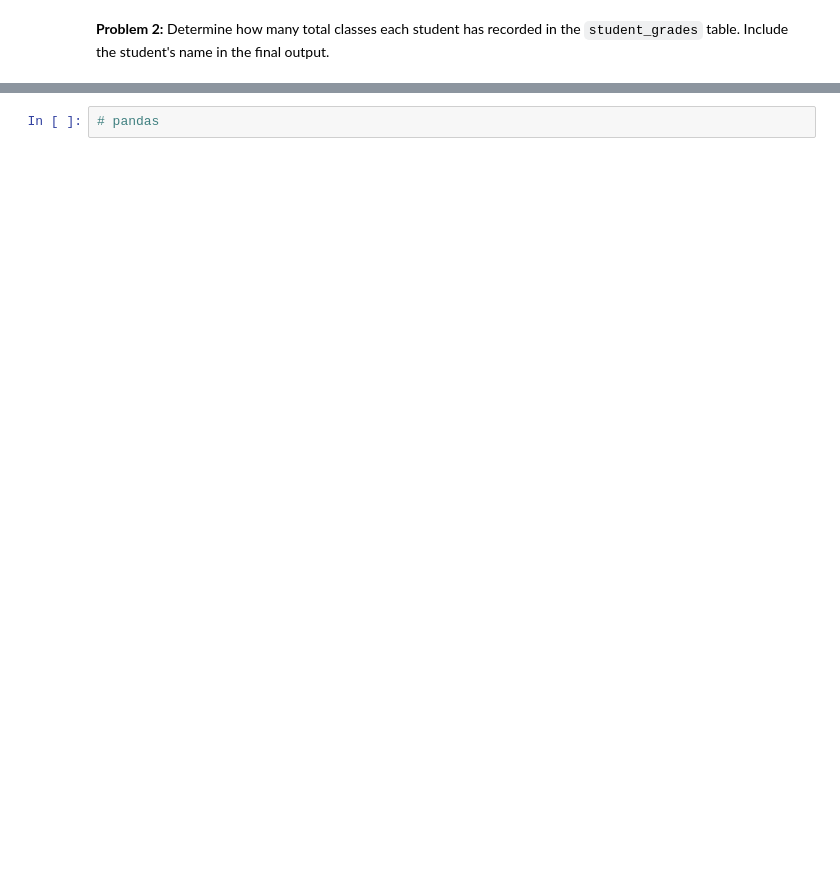
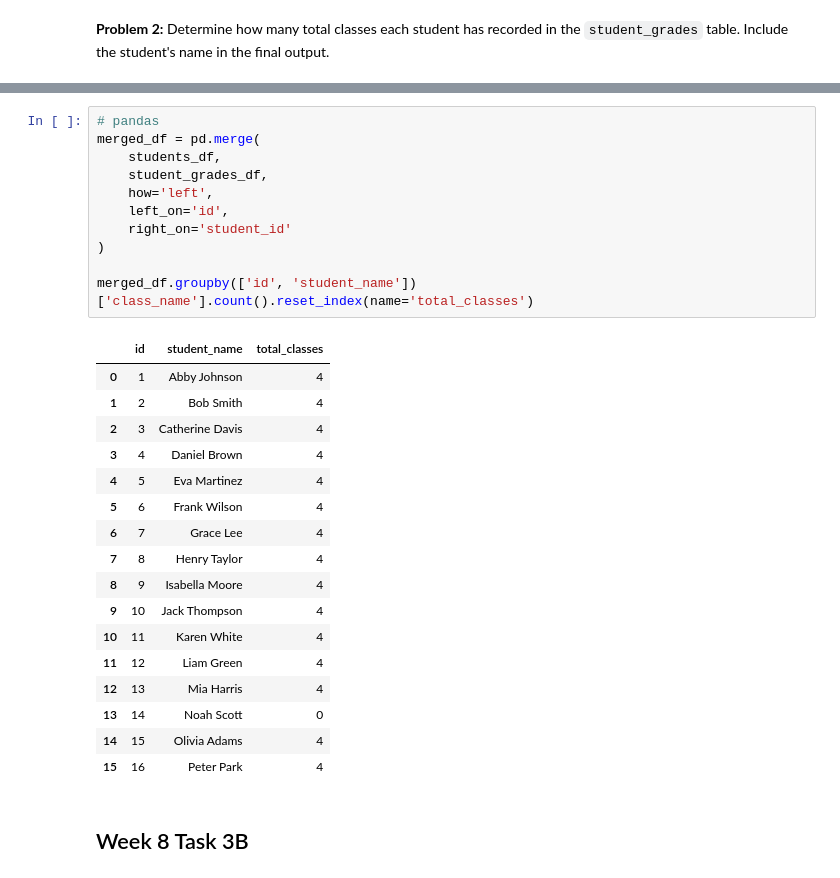
Before and after one commit to tw106hzhf/week8-tue-tasks, a Jupyter notebook: sql vs pandas/SQL tutorial.ipynb, the cells around one changed output, grey strips where cells are left out. Saved outputs shown, nothing was run; the diff lists cells and outputs as text; blank space fills up the shorter version.

Commit message:
Week 8 Tasks

```diff
--- a/sql vs pandas/SQL tutorial.ipynb
+++ b/sql vs pandas/SQL tutorial.ipynb
@@ -313,2 +756,31 @@ Try your best to solve these problems both with SQL and pandas.
 # %%
 # pandas
+merged_df = pd.merge(
+    students_df,
+    student_grades_df,
+    how='left',
+    left_on='id',
+    right_on='student_id'
+)
+
+merged_df.groupby(['id', 'student_name'])['class_name'].count().reset_index(name='total_classes')
+# %% [output]
+|  | id | student_name | total_classes |
+| 0 | 1 | Abby Johnson | 4 |
+| 1 | 2 | Bob Smith | 4 |
+| 2 | 3 | Catherine Davis | 4 |
+| 3 | 4 | Daniel Brown | 4 |
+| 4 | 5 | Eva Martinez | 4 |
+| 5 | 6 | Frank Wilson | 4 |
+| 6 | 7 | Grace Lee | 4 |
+| 7 | 8 | Henry Taylor | 4 |
+| 8 | 9 | Isabella Moore | 4 |
+| 9 | 10 | Jack Thompson | 4 |
+| 10 | 11 | Karen White | 4 |
+| 11 | 12 | Liam Green | 4 |
+| 12 | 13 | Mia Harris | 4 |
+| 13 | 14 | Noah Scott | 0 |
+| 14 | 15 | Olivia Adams | 4 |
+| 15 | 16 | Peter Park | 4 |
+# %% [markdown]
+## Week 8 Task 3B
```
Also changed, not shown: parts of 37 cells of this notebook, 6 other files.
